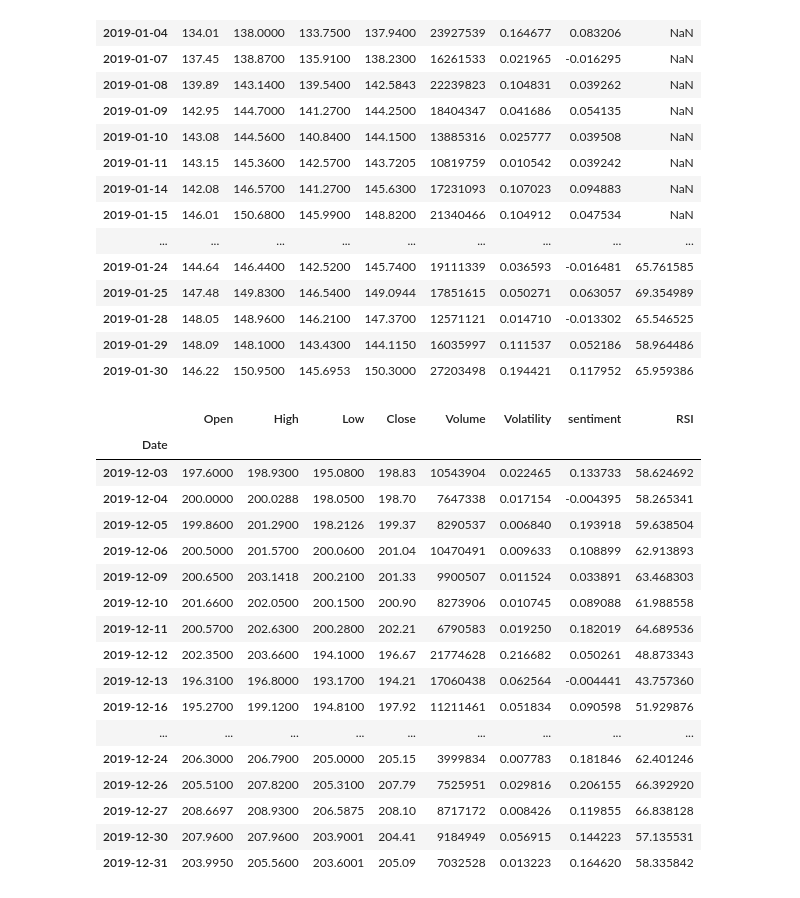
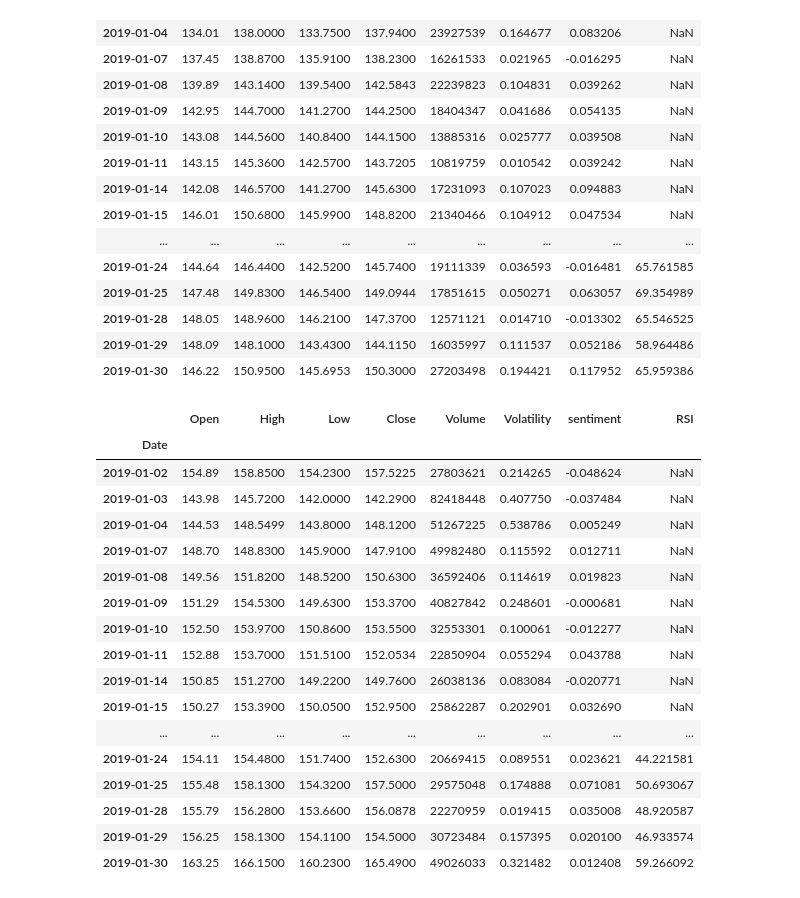
Before and after one commit to amejiali/Project2, a Jupyter notebook: Code/AM_RSI.ipynb, the cells around one changed output. Cells and saved outputs as stored; diff of their text form; code cells hidden in the pictures.

```diff
--- a/Code/AM_RSI.ipynb
+++ b/Code/AM_RSI.ipynb
@@ -65,24 +65,25 @@ fb_df.head(20)
 | 2019-01-28 | 148.05 | 148.9600 | 146.2100 | 147.3700 | 12571121 | 0.014710 | -0.013302 | 65.546525 |
 | 2019-01-29 | 148.09 | 148.1000 | 143.4300 | 144.1150 | 16035997 | 0.111537 | 0.052186 | 58.964486 |
 | 2019-01-30 | 146.22 | 150.9500 | 145.6953 | 150.3000 | 27203498 | 0.194421 | 0.117952 | 65.959386 |
-# %%
-fb_df.tail(20)
-# %% [output]
-|  | Open | High | Low | Close | Volume | Volatility | sentiment | RSI |
-| Date |  |  |  |  |  |  |  |  |
-| 2019-12-03 | 197.6000 | 198.9300 | 195.0800 | 198.83 | 10543904 | 0.022465 | 0.133733 | 58.624692 |
-| 2019-12-04 | 200.0000 | 200.0288 | 198.0500 | 198.70 | 7647338 | 0.017154 | -0.004395 | 58.265341 |
-| 2019-12-05 | 199.8600 | 201.2900 | 198.2126 | 199.37 | 8290537 | 0.006840 | 0.193918 | 59.638504 |
-| 2019-12-06 | 200.5000 | 201.5700 | 200.0600 | 201.04 | 10470491 | 0.009633 | 0.108899 | 62.913893 |
-| 2019-12-09 | 200.6500 | 203.1418 | 200.2100 | 201.33 | 9900507 | 0.011524 | 0.033891 | 63.468303 |
-| 2019-12-10 | 201.6600 | 202.0500 | 200.1500 | 200.90 | 8273906 | 0.010745 | 0.089088 | 61.988558 |
-| 2019-12-11 | 200.5700 | 202.6300 | 200.2800 | 202.21 | 6790583 | 0.019250 | 0.182019 | 64.689536 |
-| 2019-12-12 | 202.3500 | 203.6600 | 194.1000 | 196.67 | 21774628 | 0.216682 | 0.050261 | 48.873343 |
-| 2019-12-13 | 196.3100 | 196.8000 | 193.1700 | 194.21 | 17060438 | 0.062564 | -0.004441 | 43.757360 |
-| 2019-12-16 | 195.2700 | 199.1200 | 194.8100 | 197.92 | 11211461 | 0.051834 | 0.090598 | 51.929876 |
-| ... | ... | ... | ... | ... | ... | ... | ... | ... |
-| 2019-12-24 | 206.3000 | 206.7900 | 205.0000 | 205.15 | 3999834 | 0.007783 | 0.181846 | 62.401246 |
-| 2019-12-26 | 205.5100 | 207.8200 | 205.3100 | 207.79 | 7525951 | 0.029816 | 0.206155 | 66.392920 |
-| 2019-12-27 | 208.6697 | 208.9300 | 206.5875 | 208.10 | 8717172 | 0.008426 | 0.119855 | 66.838128 |
-| 2019-12-30 | 207.9600 | 207.9600 | 203.9001 | 204.41 | 9184949 | 0.056915 | 0.144223 | 57.135531 |
-| 2019-12-31 | 203.9950 | 205.5600 | 203.6001 | 205.09 | 7032528 | 0.013223 | 0.164620 | 58.335842 |
+# %%
+aapl_df["RSI"] = talib.RSI(aapl_df.Close.values, timeperiod = 14)
+aapl_df.head(20)
+# %% [output]
+|  | Open | High | Low | Close | Volume | Volatility | sentiment | RSI |
+| Date |  |  |  |  |  |  |  |  |
+| 2019-01-02 | 154.89 | 158.8500 | 154.2300 | 157.5225 | 27803621 | 0.214265 | -0.048624 | NaN |
+| 2019-01-03 | 143.98 | 145.7200 | 142.0000 | 142.2900 | 82418448 | 0.407750 | -0.037484 | NaN |
+| 2019-01-04 | 144.53 | 148.5499 | 143.8000 | 148.1200 | 51267225 | 0.538786 | 0.005249 | NaN |
+| 2019-01-07 | 148.70 | 148.8300 | 145.9000 | 147.9100 | 49982480 | 0.115592 | 0.012711 | NaN |
+| 2019-01-08 | 149.56 | 151.8200 | 148.5200 | 150.6300 | 36592406 | 0.114619 | 0.019823 | NaN |
+| 2019-01-09 | 151.29 | 154.5300 | 149.6300 | 153.3700 | 40827842 | 0.248601 | -0.000681 | NaN |
+| 2019-01-10 | 152.50 | 153.9700 | 150.8600 | 153.5500 | 32553301 | 0.100061 | -0.012277 | NaN |
+| 2019-01-11 | 152.88 | 153.7000 | 151.5100 | 152.0534 | 22850904 | 0.055294 | 0.043788 | NaN |
+| 2019-01-14 | 150.85 | 151.2700 | 149.2200 | 149.7600 | 26038136 | 0.083084 | -0.020771 | NaN |
+| 2019-01-15 | 150.27 | 153.3900 | 150.0500 | 152.9500 | 25862287 | 0.202901 | 0.032690 | NaN |
+| ... | ... | ... | ... | ... | ... | ... | ... | ... |
+| 2019-01-24 | 154.11 | 154.4800 | 151.7400 | 152.6300 | 20669415 | 0.089551 | 0.023621 | 44.221581 |
+| 2019-01-25 | 155.48 | 158.1300 | 154.3200 | 157.5000 | 29575048 | 0.174888 | 0.071081 | 50.693067 |
+| 2019-01-28 | 155.79 | 156.2800 | 153.6600 | 156.0878 | 22270959 | 0.019415 | 0.035008 | 48.920587 |
+| 2019-01-29 | 156.25 | 158.1300 | 154.1100 | 154.5000 | 30723484 | 0.157395 | 0.020100 | 46.933574 |
+| 2019-01-30 | 163.25 | 166.1500 | 160.2300 | 165.4900 | 49026033 | 0.321482 | 0.012408 | 59.266092 |
```
Also changed, not shown: parts of 5 cells of this notebook, 5 other files.
